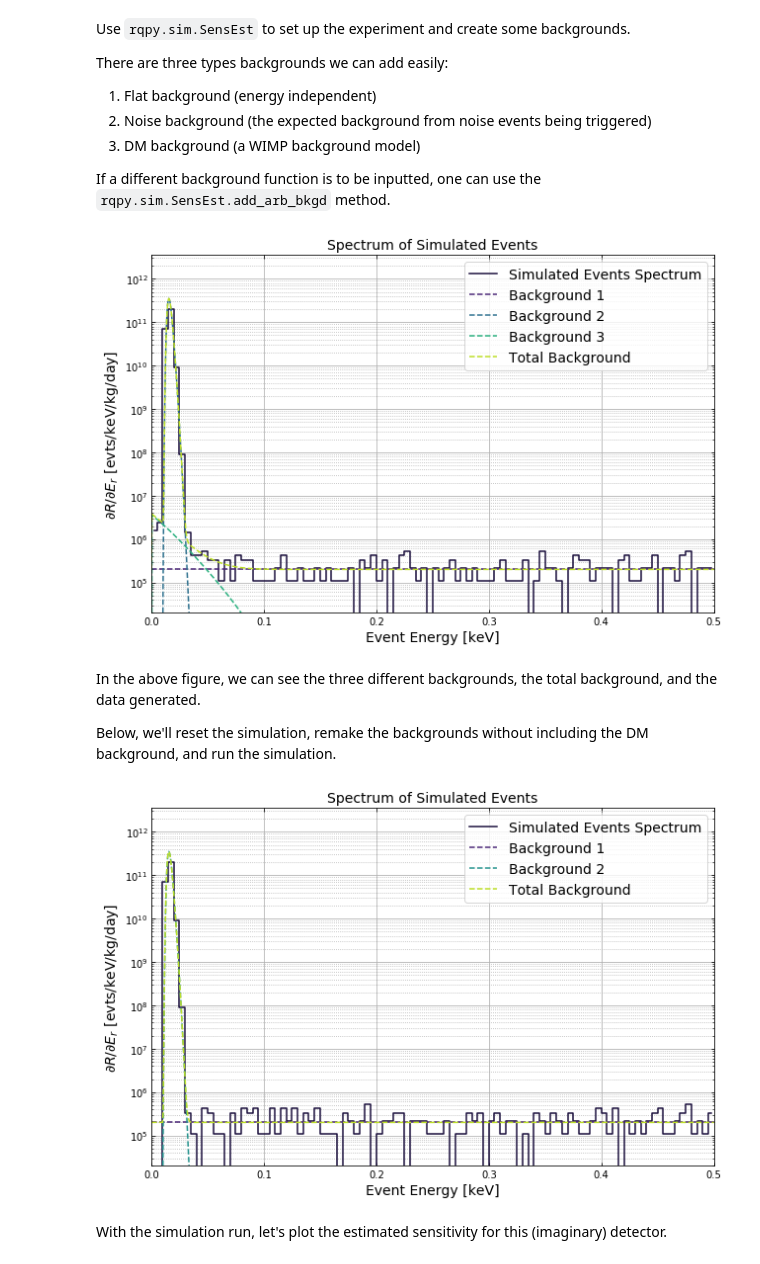
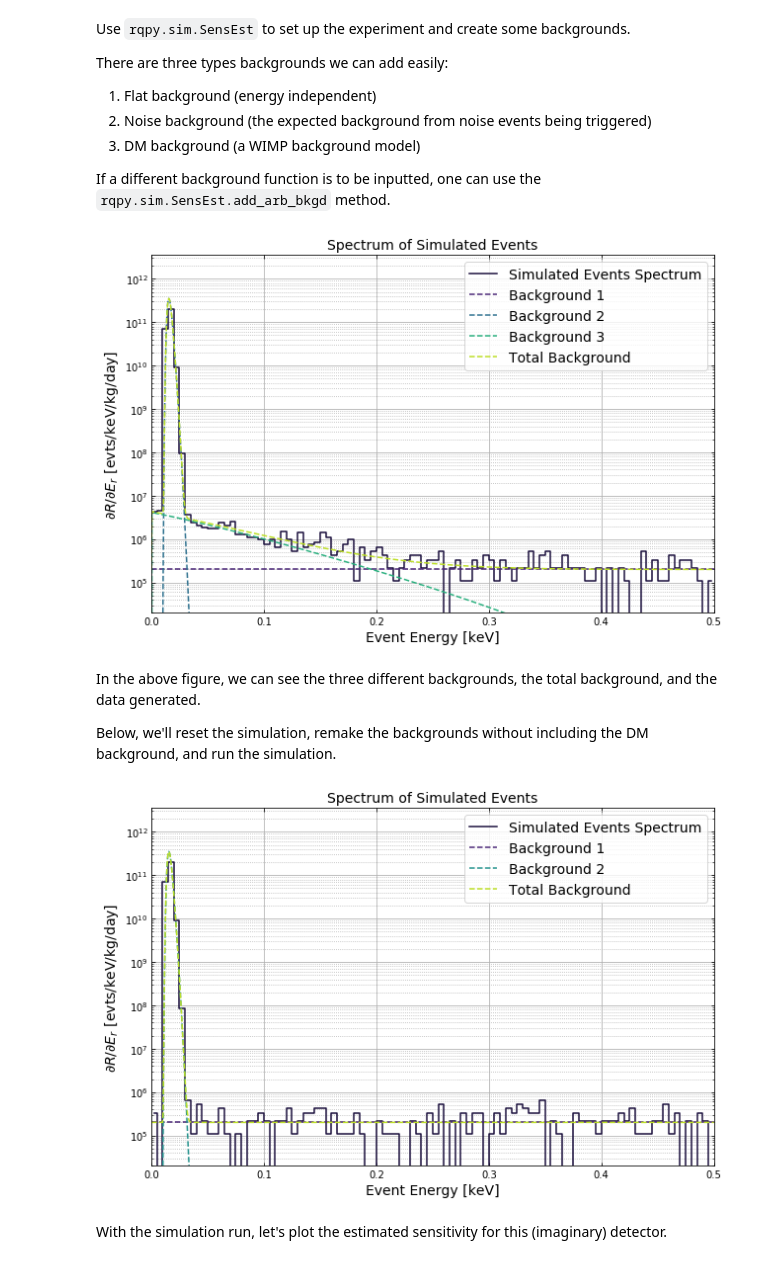
Before and after one commit to spice-herald/RQpy, a Jupyter notebook: demos/sens_estimate/sensitivity_estimate_demo.ipynb, the cells around one changed output. Cells and saved outputs as stored; diff of their text form; code cells hidden in the pictures.

```diff
--- a/demos/sens_estimate/sensitivity_estimate_demo.ipynb
+++ b/demos/sens_estimate/sensitivity_estimate_demo.ipynb
@@ -33,16 +33,16 @@ If a different background function is to be inputted, one can use the `rqpy.sim.
 # %%
 SE = rp.sim.SensEst(mass_det, time_elapsed, eff=efficiency, tm=tm)
 
 # flat background of 200000 DRU
 SE.add_flat_bkgd(2e5)
 # noise background assuming 1024 independent samples, using the data sample rate
 SE.add_noise_bkgd(energy_res, 1024, 39062.5)
 # DM background for 0.5 GeV dark matter with a cross section of 1e-36 cm^2
-SE.add_dm_bkgd(0.5, 1e-36)
+SE.add_dm_bkgd(1, 5e-36)
 
 gen_evts = SE.generate_background(0.5, plot_bkgd=True)
 # %% [output]
-[figure, old version]
+[figure, new version]
 # %% [markdown]
 In the above figure, we can see the three different backgrounds, the total background, and the data generated.
 
@@ -61,10 +61,10 @@ m_dm, sig = SE.run_sim(
     0.5,
     m_dms=np.geomspace(0.01, 2, num=25),
     plot_bkgd=True,
-    nexp=1, # increase for a better estimate
+    nexp=1, # increase for a better estimate, 1 is generally used for diagnostics
 )
 # %% [output]
-[figure, old version]
+[figure, new version]
 # %% [markdown]
 With the simulation run, let's plot the estimated sensitivity for this (imaginary) detector.
 # %%
```
Also changed, not shown: parts of 1 cell of this notebook.
